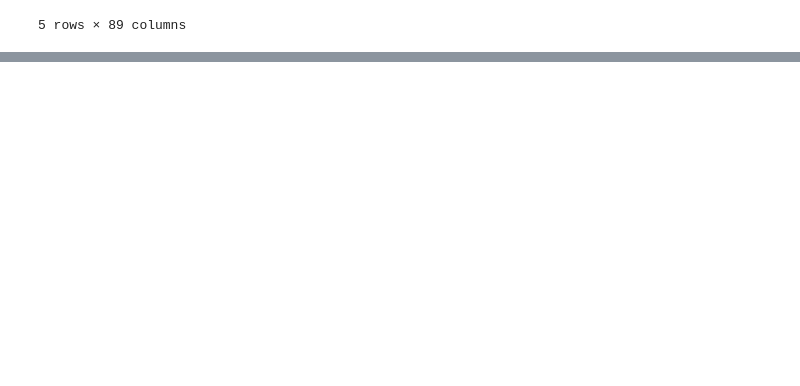
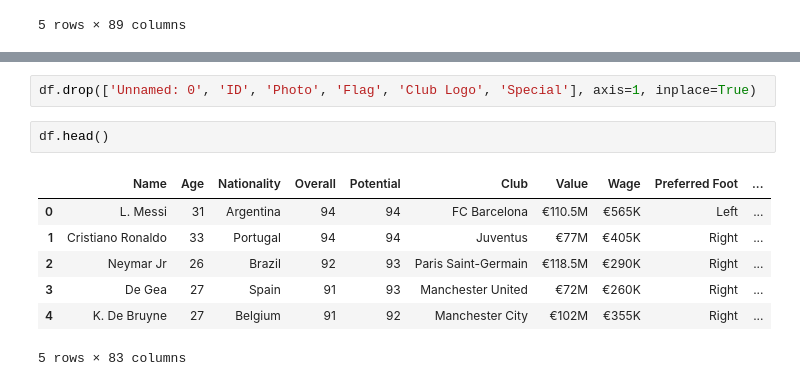
Before and after one commit to edwardedishire/Capstone-Project, a Jupyter notebook: code/Ed Capstone.ipynb, the cells around one changed output, grey strips where cells are left out. Drawn from its saved outputs; the diff is of its cells as text; blank space fills up the shorter version.

```diff
--- a/code/Ed Capstone.ipynb
+++ b/code/Ed Capstone.ipynb
@@ -29 +54,13 @@ df.head()
+# %%
+df.drop(['Unnamed: 0', 'ID', 'Photo', 'Flag', 'Club Logo', 'Special'], axis=1, inplace=True)
+# %%
+df.head()
+# %% [output]
+|  | Name | Age | Nationality | Overall | Potential | Club | Value | Wage | Preferred Foot | ... |
+| 0 | L. Messi | 31 | Argentina | 94 | 94 | FC Barcelona | €110.5M | €565K | Left | ... |
+| 1 | Cristiano Ronaldo | 33 | Portugal | 94 | 94 | Juventus | €77M | €405K | Right | ... |
+| 2 | Neymar Jr | 26 | Brazil | 92 | 93 | Paris Saint-Germain | €118.5M | €290K | Right | ... |
+| 3 | De Gea | 27 | Spain | 91 | 93 | Manchester United | €72M | €260K | Right | ... |
+| 4 | K. De Bruyne | 27 | Belgium | 91 | 92 | Manchester City | €102M | €355K | Right | ... |
+5 rows × 83 columns
 # %%
```
Also changed, not shown: parts of 23 cells of this notebook.
